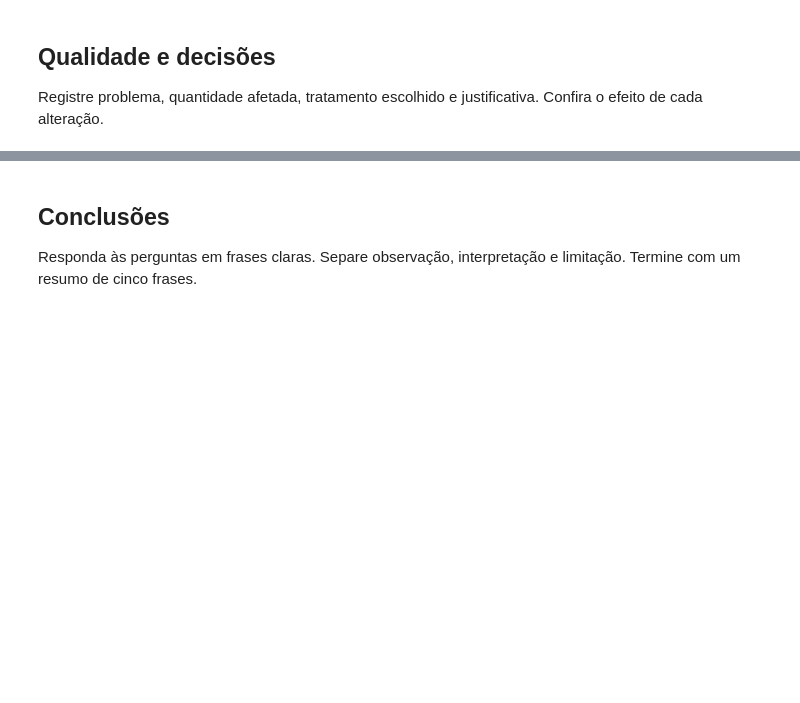
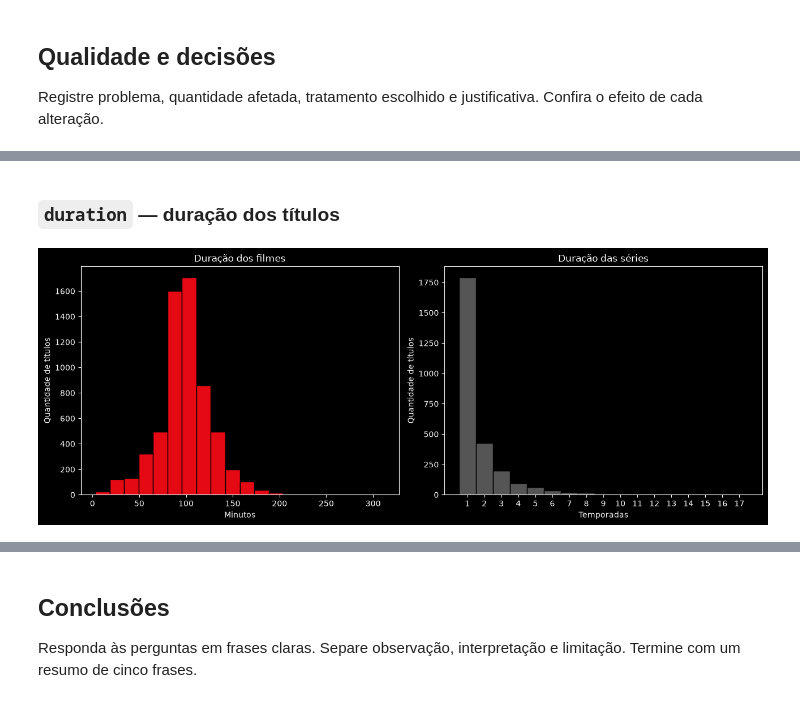
Before and after one commit to peottaig/analise-dados-netflix, a Jupyter notebook: guia.ipynb, the cells around one changed output, grey strips where cells are left out. Saved outputs shown, nothing was run; the diff lists cells and outputs as text; code cells hidden in the pictures; blank space fills up the shorter version.

```diff
--- a/guia.ipynb
+++ b/guia.ipynb
@@ -199,0 +262,30 @@ Implemente suas consultas e gráficos. Explique denominadores, filtros e resulta
+# %% [markdown]
+### `duration` — duração dos títulos
+# %%
+duracao_numerica = pd.to_numeric(
+    base["duration"].str.extract(r"(\d+)")[0],
+    errors="coerce"
+)
+
+duracao_por_tipo = (
+    base.assign(duracao_numerica=duracao_numerica)
+    .groupby("type")["duracao_numerica"]
+)
+
+filmes = duracao_por_tipo.get_group("Movie").dropna()
+series = duracao_por_tipo.get_group("TV Show").dropna()
+
+fig, axes = plt.subplots(1, 2, figsize=(13, 5))
+
+axes[0].hist(filmes, bins=20, edgecolor="black", color="#E50914")
+axes[0].set(title="Duração dos filmes", xlabel="Minutos", ylabel="Quantidade de títulos")
+
+bins_temporadas = np.arange(0.5, series.max() + 1.5, 1)
+axes[1].hist(series, bins=bins_temporadas, edgecolor="black", color="#555555")
+axes[1].set(title="Duração das séries", xlabel="Temporadas", ylabel="Quantidade de títulos")
+axes[1].set_xticks(range(1, int(series.max()) + 1))
+
+plt.tight_layout()
+plt.show()
+# %% [output]
+[figure, added]
```
Also changed, not shown: parts of 42 cells of this notebook.
